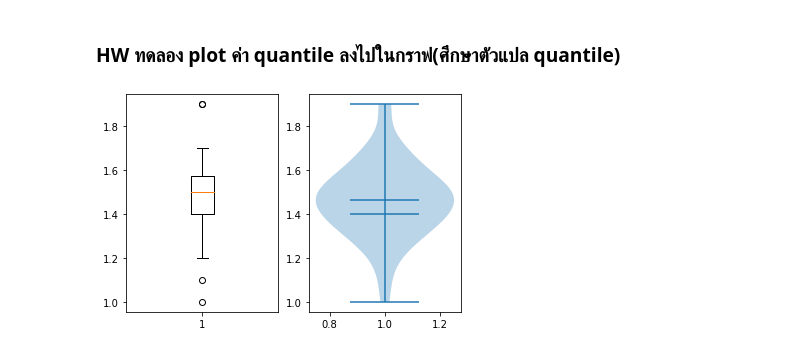
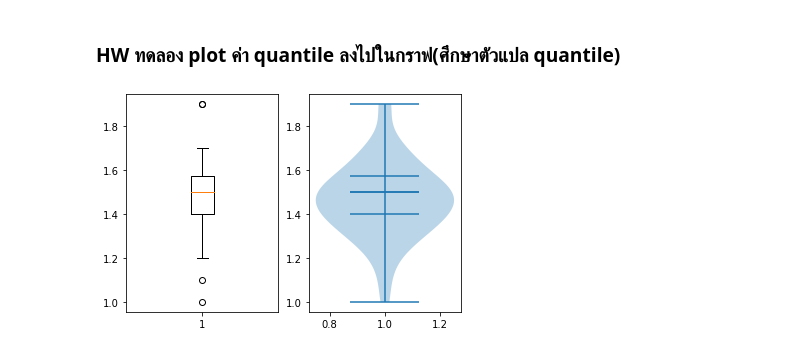
Before and after one commit to Athitiya00/data_viz_2022, a Jupyter notebook: DataViz02_Data_Distribution.ipynb, the cells around one changed output. Drawn from its saved outputs; the diff is of its cells as text; code cells hidden in the pictures.

```diff
--- a/DataViz02_Data_Distribution.ipynb
+++ b/DataViz02_Data_Distribution.ipynb
@@ -461,11 +461,11 @@ vi = plt.violinplot(df['PetalLength'][:50],showmeans=True)
 # %%
 plt.subplot(1,2,1)
 bb = plt.boxplot(df['PetalLength'][:50])
 q1 = bb['boxes'][0].get_ydata()[0]
 q2 = bb['medians'][0].get_ydata()[0]
 q3 = bb['boxes'][0].get_ydata()[2]
 
 plt.subplot(1,2,2)
-vi = plt.violinplot(df['PetalLength'][:50],showmeans=True,quantiles = [0.25])
+vi = plt.violinplot(df['PetalLength'][:50],showmedians=True, quantiles=[0.25, 0.50, 0.75])    #[q1,q2,q3]
 # %% [output]
-[figure, old version]
+[figure, new version]
```
